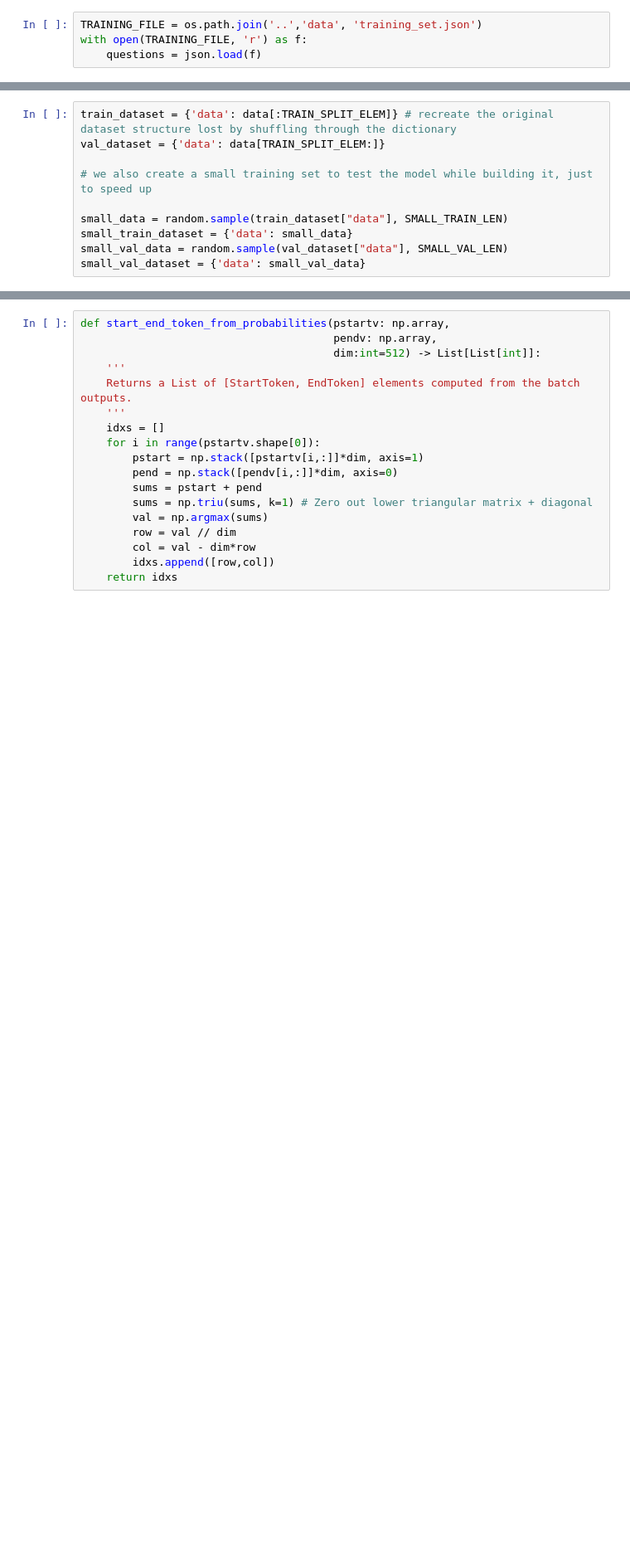
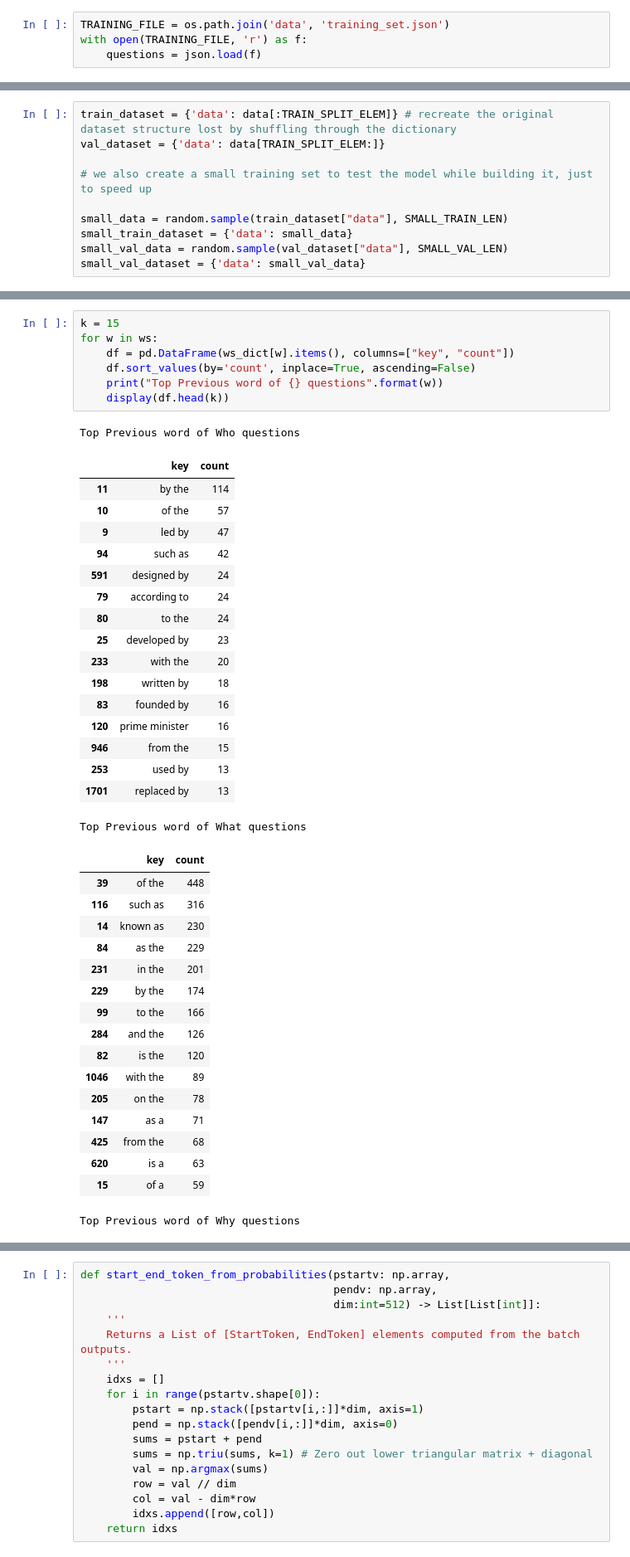
Before and after one commit to MarcelloCeresini/QuestionAnswering, a Jupyter notebook: src/distillbert_model.ipynb, the cells around one changed output, grey strips where cells are left out. Shown at 83% size. Saved outputs shown, nothing was run; the diff lists cells and outputs as text; blank space fills up the shorter version.

```diff
--- a/src/distillbert_model.ipynb
+++ b/src/distillbert_model.ipynb
@@ -57,5 +101,5 @@ The tensorboard extension is already loaded. To reload it, use:
 # %%
-TRAINING_FILE = os.path.join('..','data', 'training_set.json')
+TRAINING_FILE = os.path.join('data', 'training_set.json')
 with open(TRAINING_FILE, 'r') as f:
     questions = json.load(f)
 # %%
@@ -79,0 +177,43 @@ small_val_dataset = {'data': small_val_data}
+# %%
+k = 15
+for w in ws:
+    df = pd.DataFrame(ws_dict[w].items(), columns=["key", "count"])
+    df.sort_values(by='count', inplace=True, ascending=False)
+    print("Top Previous word of {} questions".format(w))
+    display(df.head(k))
+# %% [output]
+Top Previous word of Who questions
+|  | key | count |
+| 11 | by the | 114 |
+| 10 | of the | 57 |
+| 9 | led by | 47 |
+| 94 | such as | 42 |
+| 591 | designed by | 24 |
+| 79 | according to | 24 |
+| 80 | to the | 24 |
+| 25 | developed by | 23 |
+| 233 | with the | 20 |
+| 198 | written by | 18 |
+| 83 | founded by | 16 |
+| 120 | prime minister | 16 |
+| 946 | from the | 15 |
+| 253 | used by | 13 |
+| 1701 | replaced by | 13 |
+Top Previous word of What questions
+|  | key | count |
+| 39 | of the | 448 |
+| 116 | such as | 316 |
+| 14 | known as | 230 |
+| 84 | as the | 229 |
+| 231 | in the | 201 |
+| 229 | by the | 174 |
+| 99 | to the | 166 |
+| 284 | and the | 126 |
+| 82 | is the | 120 |
+| 1046 | with the | 89 |
+| 205 | on the | 78 |
+| 147 | as a | 71 |
+| 425 | from the | 68 |
+| 620 | is a | 63 |
+| 15 | of a | 59 |
+Top Previous word of Why questions
```
Also changed, not shown: parts of 42 cells of this notebook.
